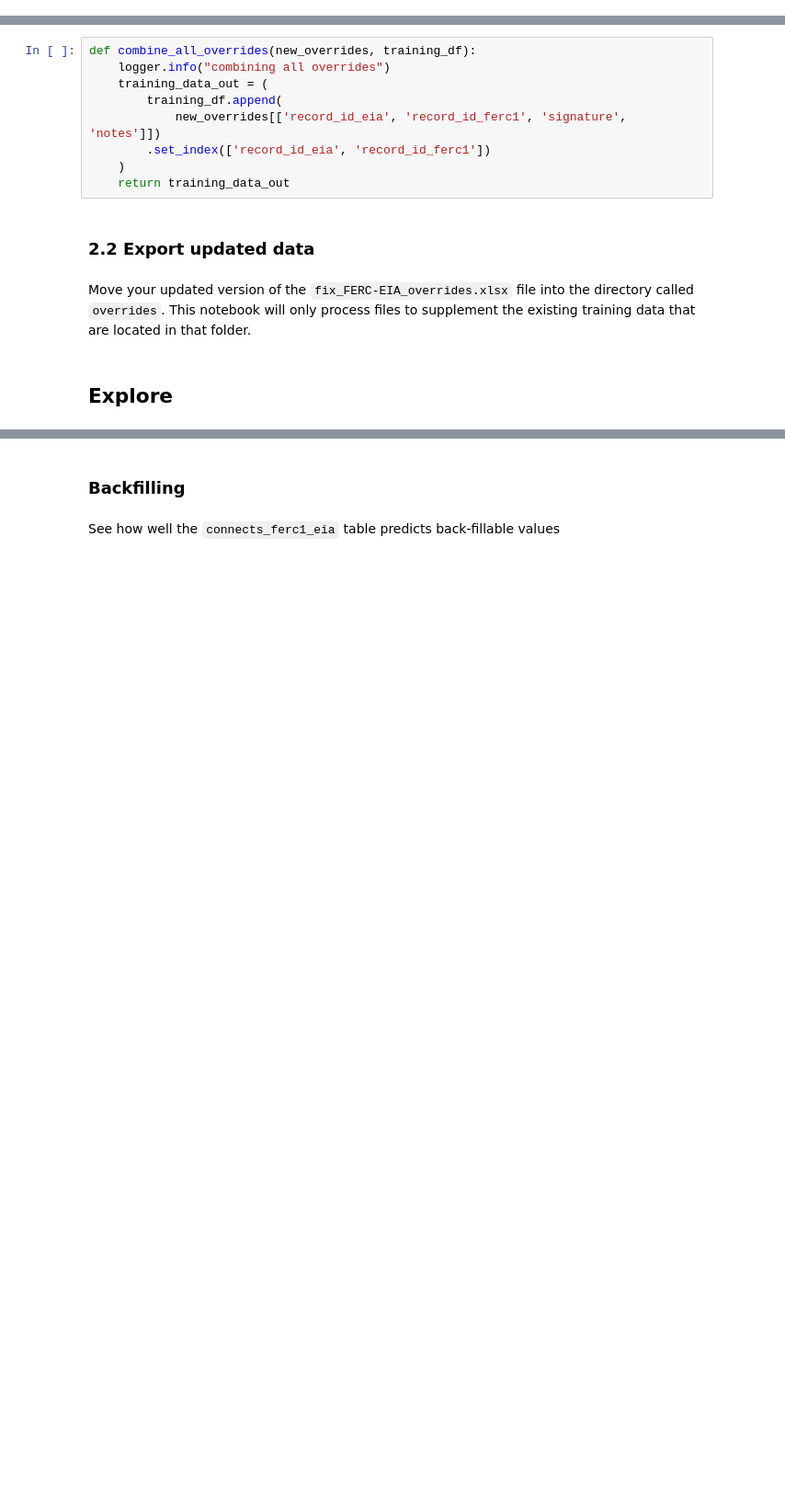
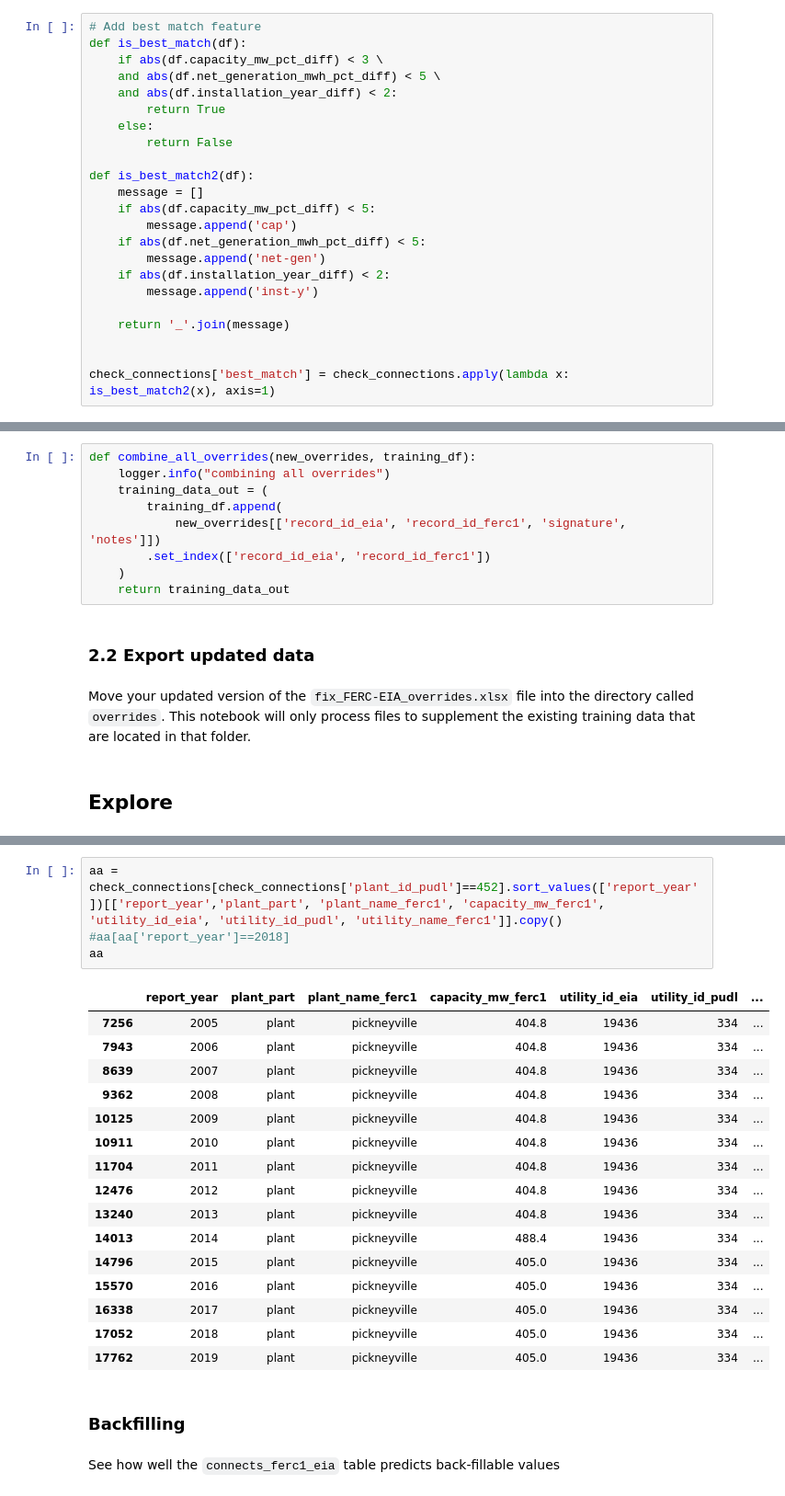
Before and after one commit to catalyst-cooperative/rmi-ferc1-eia, a Jupyter notebook: notebooks/make_overrides.ipynb, the cells around one changed output, grey strips where cells are left out. Shown: that part at 92% size. Saved outputs shown, nothing was run; the diff lists cells and outputs as text; blank space fills up the shorter version.

```diff
--- a/notebooks/make_overrides.ipynb
+++ b/notebooks/make_overrides.ipynb
@@ -336,3 +388,26 @@ check_connections.insert(15, "record_id_ferc1", record_id_ferc1)
+# %%
+# Add best match feature
+def is_best_match(df):
+    if abs(df.capacity_mw_pct_diff) < 3 \
+    and abs(df.net_generation_mwh_pct_diff) < 5 \
+    and abs(df.installation_year_diff) < 2:
+        return True
+    else:
+        return False
+
+def is_best_match2(df):
+    message = []
+    if abs(df.capacity_mw_pct_diff) < 5:
+        message.append('cap')
+    if abs(df.net_generation_mwh_pct_diff) < 5:
+        message.append('net-gen')
+    if abs(df.installation_year_diff) < 2:
+        message.append('inst-y')
+
+    return '_'.join(message)
+
+
+check_connections['best_match'] = check_connections.apply(lambda x: is_best_match2(x), axis=1)
 # %% [markdown]
 ### 1.3 Get utility and year subsets for editing
 # %% [markdown]
@@ -540,3 +695,24 @@ Move your updated version of the `fix_FERC-EIA_overrides.xlsx` file into the dir
+# %%
+aa = check_connections[check_connections['plant_id_pudl']==452].sort_values(['report_year'])[['report_year','plant_part', 'plant_name_ferc1', 'capacity_mw_ferc1', 'utility_id_eia', 'utility_id_pudl', 'utility_name_ferc1']].copy()
+#aa[aa['report_year']==2018]
+aa
+# %% [output]
+|  | report_year | plant_part | plant_name_ferc1 | capacity_mw_ferc1 | utility_id_eia | utility_id_pudl | ... |
+| 7256 | 2005 | plant | pickneyville | 404.8 | 19436 | 334 | ... |
+| 7943 | 2006 | plant | pickneyville | 404.8 | 19436 | 334 | ... |
+| 8639 | 2007 | plant | pickneyville | 404.8 | 19436 | 334 | ... |
+| 9362 | 2008 | plant | pickneyville | 404.8 | 19436 | 334 | ... |
+| 10125 | 2009 | plant | pickneyville | 404.8 | 19436 | 334 | ... |
+| 10911 | 2010 | plant | pickneyville | 404.8 | 19436 | 334 | ... |
+| 11704 | 2011 | plant | pickneyville | 404.8 | 19436 | 334 | ... |
+| 12476 | 2012 | plant | pickneyville | 404.8 | 19436 | 334 | ... |
+| 13240 | 2013 | plant | pickneyville | 404.8 | 19436 | 334 | ... |
+| 14013 | 2014 | plant | pickneyville | 488.4 | 19436 | 334 | ... |
+| 14796 | 2015 | plant | pickneyville | 405.0 | 19436 | 334 | ... |
+| 15570 | 2016 | plant | pickneyville | 405.0 | 19436 | 334 | ... |
+| 16338 | 2017 | plant | pickneyville | 405.0 | 19436 | 334 | ... |
+| 17052 | 2018 | plant | pickneyville | 405.0 | 19436 | 334 | ... |
+| 17762 | 2019 | plant | pickneyville | 405.0 | 19436 | 334 | ... |
 # %% [markdown]
 ### Backfilling
 # %% [markdown]
```
Also changed, not shown: parts of 25 cells of this notebook, 1 other file.
